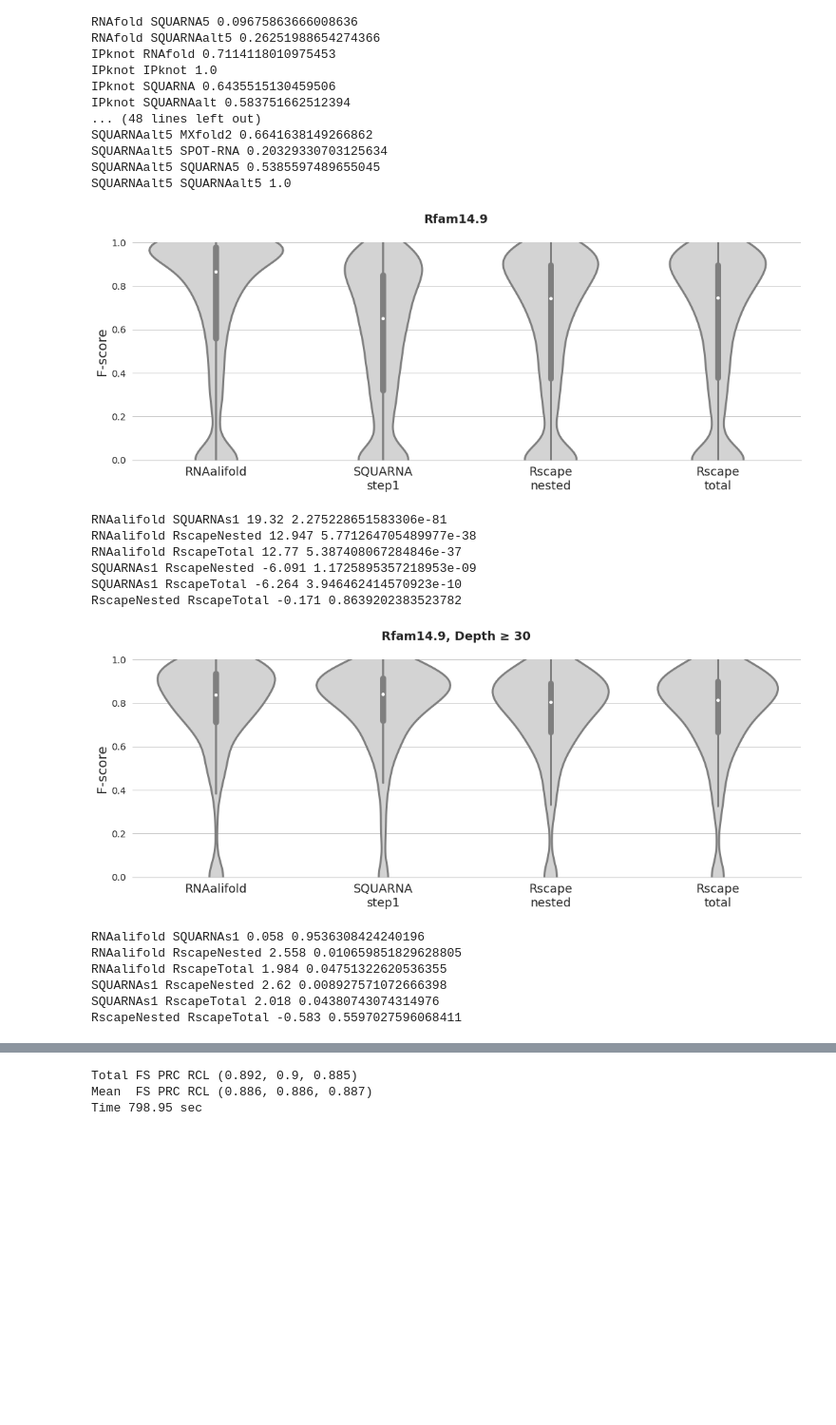
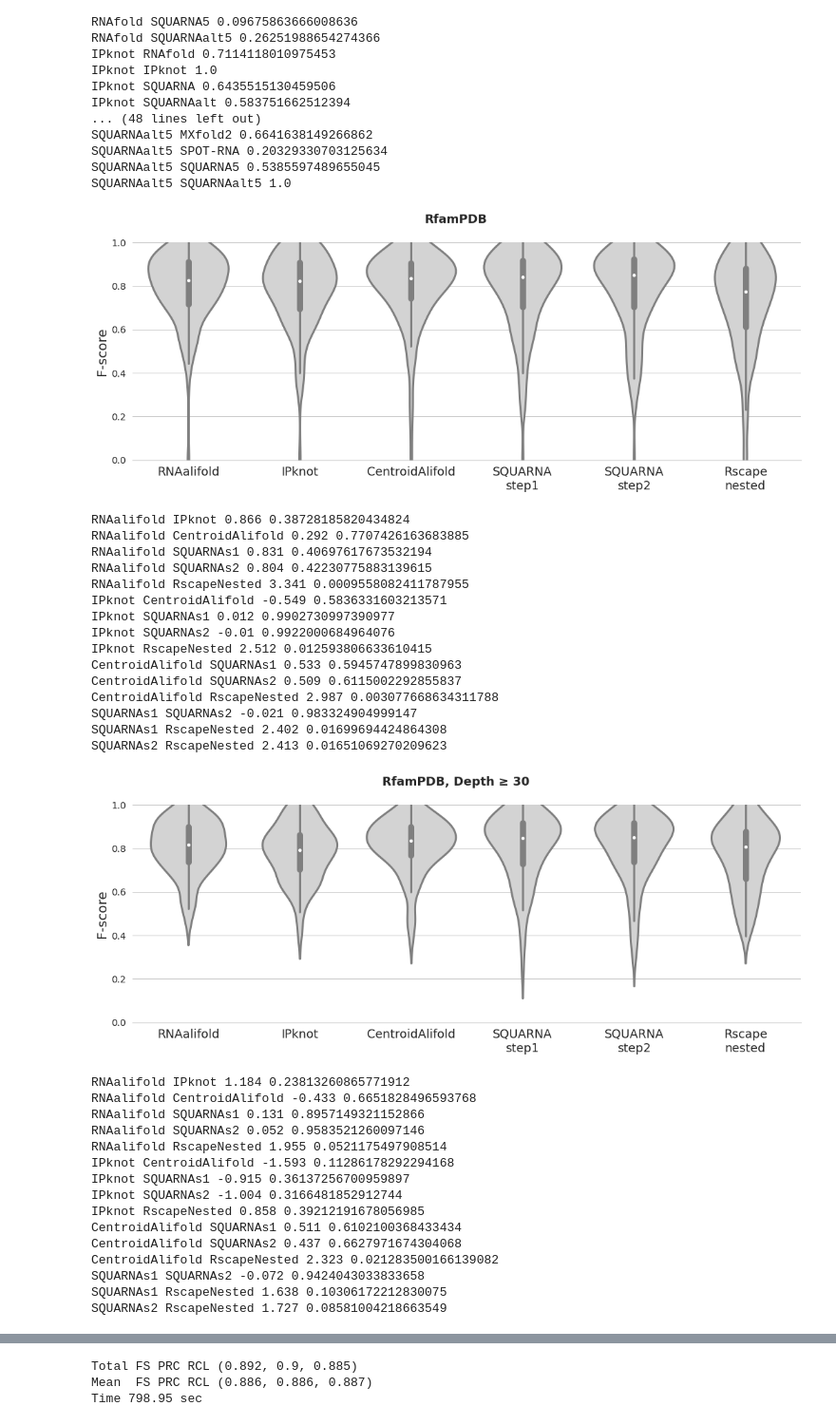
Before and after one commit to febos/SQUARNA, a Jupyter notebook: benchmarks/Violins.ipynb, the cells around one changed output, grey strips where cells are left out. Shown: that part at 95% size. Drawn from its saved outputs; the diff is of its cells as text; code cells hidden in the pictures; blank space fills up the shorter version.

```diff
--- a/benchmarks/Violins.ipynb
+++ b/benchmarks/Violins.ipynb
@@ -97,6 +97,7 @@ import seaborn as sns
 import matplotlib.pyplot as plt
 import pandas as pd
 import numpy as np
+import os
 from scipy import stats
 
 def FScore(tp,fp,fn):
@@ -107,12 +108,12 @@ def FScore(tp,fp,fn):
 def Harmonized(fs1,fs2):
     return round(2*fs1*fs2/(fs1+fs2),3)
 
-for dataset in ("Rfam14.9",):# "RfamPDB", "RNAStralignExt",):
+for dataset in ("RfamPDB",):# "Rfam14.9", "RNAStralignExt",):
 
-    tools = "RNAalifold SQUARNAs1 RscapeNested RscapeTotal".split(' ')#
+    tools = "RNAalifold IPknot CentroidAlifold SQUARNAs1 SQUARNAs2 RscapeNested".split(' ')#
 
-    labels = ["RNAalifold", "SQUARNA\nstep1",
-             "Rscape\nnested","Rscape\ntotal"]
+    labels = ["RNAalifold", "IPknot", "CentroidAlifold", "SQUARNA\nstep1","SQUARNA\nstep2",
+             "Rscape\nnested"]#,"Rscape\ntotal"]
 
     #tools = "RNAalifold IPknot CentroidAlifold RscapeNested RscapeTotal SQUARNAs1 SQUARNAs2 SQUARNAs3i SQUARNAs3u".split(' ')
 
@@ -241,44 +242,62 @@ for dataset in ("Rfam14.9",):# "RfamPDB", "RNAStralignExt",):
         for i in range(len(pairs)):
             dat[pairs[i][0]] = Harmonized(FScore(sum([p[1] for p in pairs[i:]]),
                                       sum([p[2] for p in pairs[i:]]),
                                       sum([p[3] for p in pairs[i:]]))[0],
                                           np.mean([p[4] for p in pairs[i:]]))
 
         dat = sorted(dat.items())
         xx  = [d[0] for d in dat]
         yy  = [d[1] for d in dat]
         if tool.startswith('Rscape'):
             ax.plot(xx,yy,label=labels[k], linewidth=3, ls='--')
         elif tool.startswith("SQUARNA"):
             ax.plot(xx,yy,label=labels[k], linewidth=3)
         else:
             ax.plot(xx,yy,label=labels[k], linewidth=3, ls=':')
     # get the legend object
     leg = ax.legend(fontsize=16)
 
     # change the line width for the legend
     for line in leg.get_lines():
         line.set_linewidth(4)
     ax.set_ylabel("Harmonized F-score", fontsize=20)
     ax.set_xlabel("Depth ≥ X", fontsize=20)
     ax.set_yticks([0.4,0.6,0.8,1.0],
                   labels=[0.4,0.6,0.8,1.0], size=14)
     ax.set_xticks([10,100,1000],
                   labels=[10,100,1000], size=14)
     ax.set_xscale("log")
     plt.show()
 # %% [output]
-[figure, old version]
+[figure, new version]
-RNAalifold SQUARNAs1 19.32 2.275228651583306e-81
-RNAalifold RscapeNested 12.947 5.771264705489977e-38
-RNAalifold RscapeTotal 12.77 5.387408067284846e-37
-SQUARNAs1 RscapeNested -6.091 1.1725895357218953e-09
-SQUARNAs1 RscapeTotal -6.264 3.946462414570923e-10
-RscapeNested RscapeTotal -0.171 0.8639202383523782
+RNAalifold IPknot 0.866 0.38728185820434824
+RNAalifold CentroidAlifold 0.292 0.7707426163683885
+RNAalifold SQUARNAs1 0.831 0.40697617673532194
+RNAalifold SQUARNAs2 0.804 0.42230775883139615
+RNAalifold RscapeNested 3.341 0.0009558082411787955
+IPknot CentroidAlifold -0.549 0.5836331603213571
+IPknot SQUARNAs1 0.012 0.9902730997390977
+IPknot SQUARNAs2 -0.01 0.9922000684964076
+IPknot RscapeNested 2.512 0.012593806633610415
+CentroidAlifold SQUARNAs1 0.533 0.5945747899830963
+CentroidAlifold SQUARNAs2 0.509 0.6115002292855837
+CentroidAlifold RscapeNested 2.987 0.003077668634311788
+SQUARNAs1 SQUARNAs2 -0.021 0.983324904999147
+SQUARNAs1 RscapeNested 2.402 0.01699694424864308
+SQUARNAs2 RscapeNested 2.413 0.01651069270209623
-[figure, old version]
+[figure, new version]
-RNAalifold SQUARNAs1 0.058 0.9536308424240196
-RNAalifold RscapeNested 2.558 0.010659851829628805
-RNAalifold RscapeTotal 1.984 0.04751322620536355
-SQUARNAs1 RscapeNested 2.62 0.008927571072666398
-SQUARNAs1 RscapeTotal 2.018 0.04380743074314976
-RscapeNested RscapeTotal -0.583 0.5597027596068411
+RNAalifold IPknot 1.184 0.23813260865771912
+RNAalifold CentroidAlifold -0.433 0.6651828496593768
+RNAalifold SQUARNAs1 0.131 0.8957149321152866
+RNAalifold SQUARNAs2 0.052 0.9583521260097146
+RNAalifold RscapeNested 1.955 0.0521175497908514
+IPknot CentroidAlifold -1.593 0.11286178292294168
+IPknot SQUARNAs1 -0.915 0.36137256700959897
+IPknot SQUARNAs2 -1.004 0.3166481852912744
+IPknot RscapeNested 0.858 0.39212191678056985
+CentroidAlifold SQUARNAs1 0.511 0.6102100368433434
+CentroidAlifold SQUARNAs2 0.437 0.6627971674304068
+CentroidAlifold RscapeNested 2.323 0.021283500166139082
+SQUARNAs1 SQUARNAs2 -0.072 0.9424043033833658
+SQUARNAs1 RscapeNested 1.638 0.10306172212830075
+SQUARNAs2 RscapeNested 1.727 0.08581004218663549
```
Also changed, not shown: parts of 1 cell of this notebook, 11 other files.
